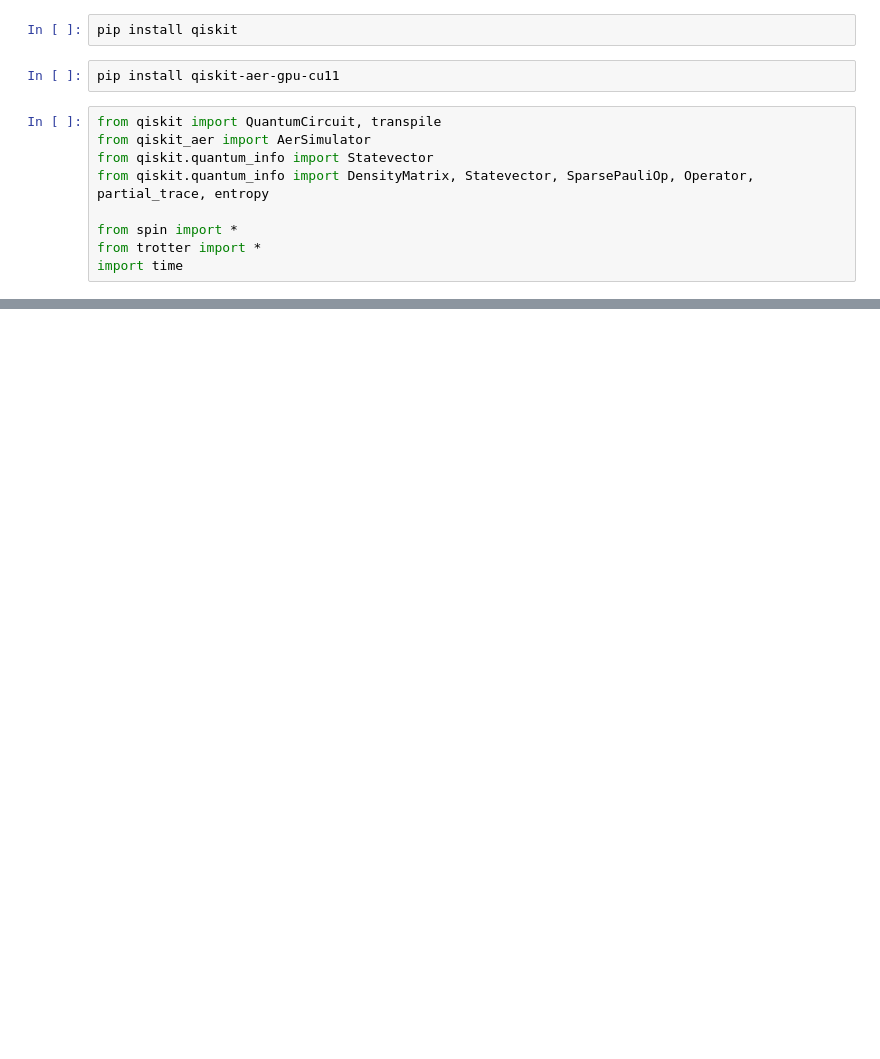
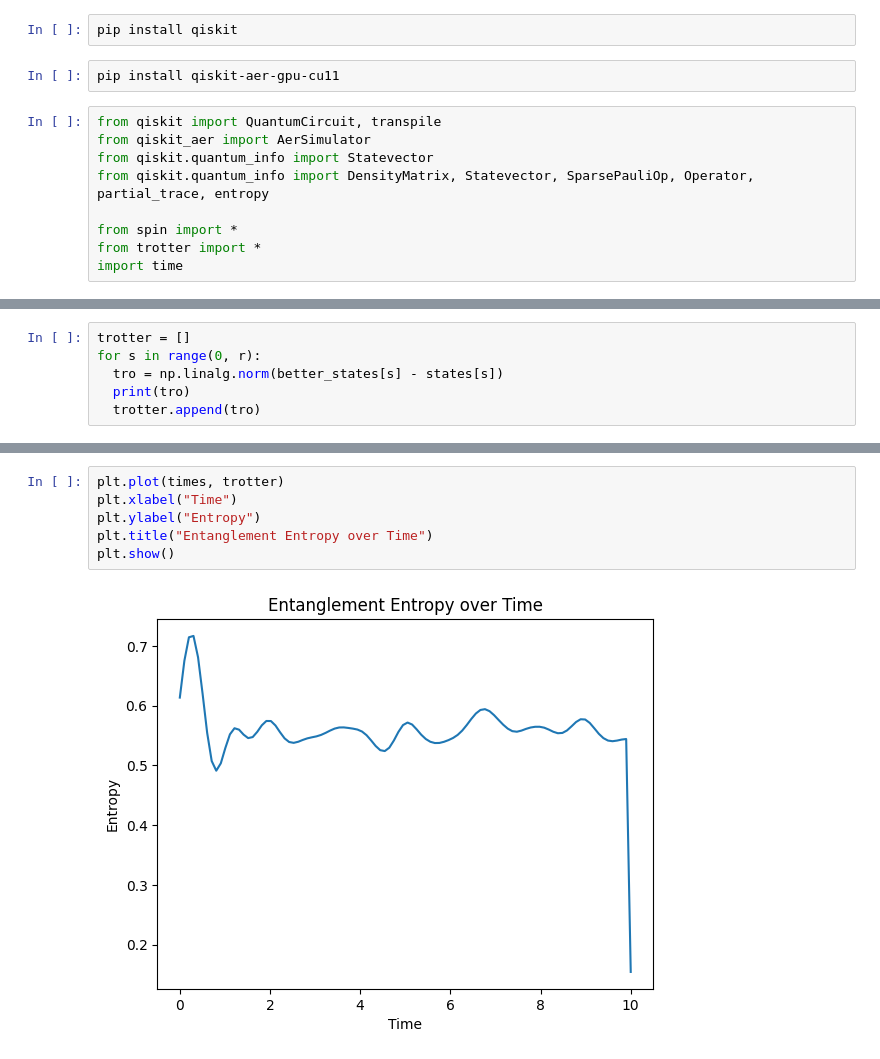
Before and after one commit to jonahso/quantum-walk-and-entanglement, a Jupyter notebook: trotter_steps_qiskit.ipynb, the cells around one changed output, grey strips where cells are left out. Saved outputs shown, nothing was run; the diff lists cells and outputs as text; blank space fills up the shorter version.

```diff
--- a/trotter_steps_qiskit.ipynb
+++ b/trotter_steps_qiskit.ipynb
@@ -100,3 +100,9 @@ total time 24.3048312664032
+# %%
+trotter = []
+for s in range(0, r):
+  tro = np.linalg.norm(better_states[s] - states[s])
+  print(tro)
+  trotter.append(tro)
 # %%
 import matplotlib.pyplot as plt
 import numpy as np
@@ -114,0 +144,8 @@ plt.show()
+# %%
+plt.plot(times, trotter)
+plt.xlabel("Time")
+plt.ylabel("Entropy")
+plt.title("Entanglement Entropy over Time")
+plt.show()
+# %% [output]
+[figure, added]
```
Also changed, not shown: parts of 8 cells of this notebook.
